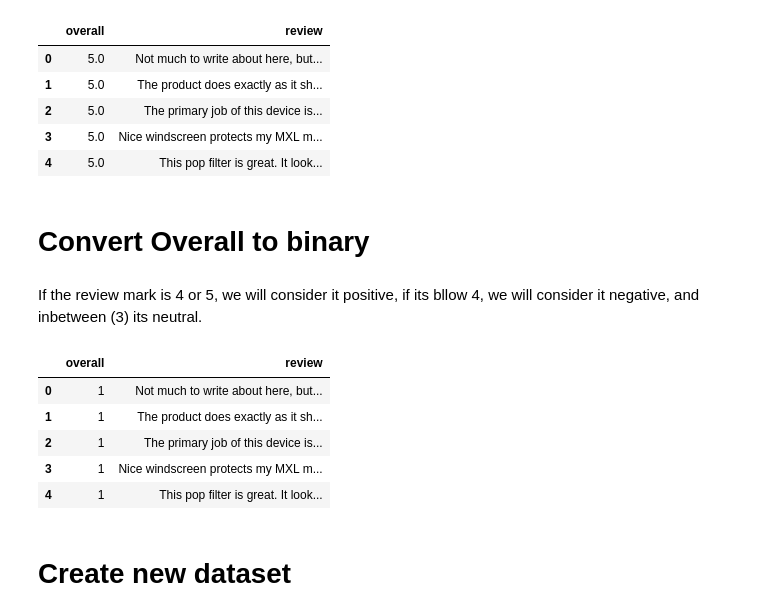
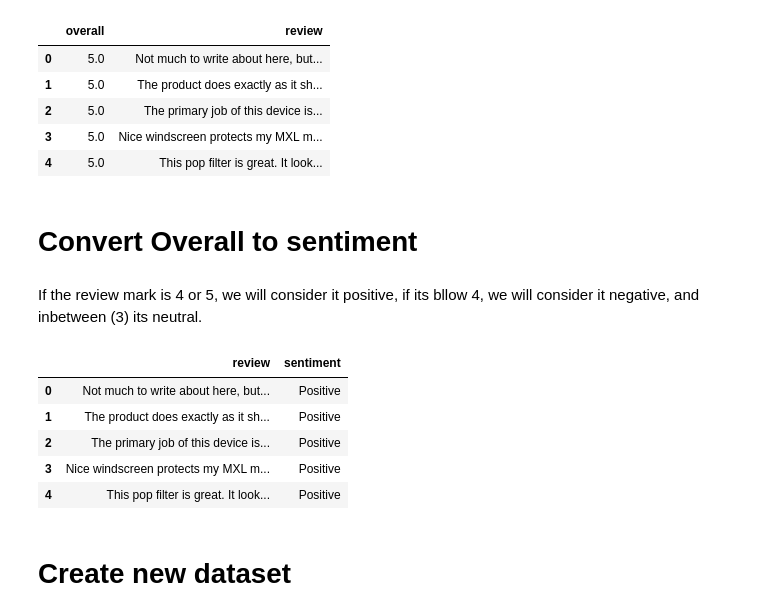
Before and after one commit to TonioElPuebloSchool/SAAR_NLP, a Jupyter notebook: 1_Exploratory_Data_Analysis.ipynb, the cells around one changed output. Saved outputs shown, nothing was run; the diff lists cells and outputs as text; code cells hidden in the pictures.

```diff
--- a/1_Exploratory_Data_Analysis.ipynb
+++ b/1_Exploratory_Data_Analysis.ipynb
@@ -62,6 +62,6 @@ raw_data.head()
 | 3 | 5.0 | Nice windscreen protects my MXL m... |
 | 4 | 5.0 | This pop filter is great. It look... |
 # %% [markdown]
-# Convert Overall to binary
+# Convert Overall to sentiment
 # %% [markdown]
 If the review mark is 4 or 5, we will consider it positive, if its bllow 4, we will consider it negative, and inbetween (3) its neutral.
@@ -70,9 +67,0 @@ raw_data.overall = raw_data.overall.apply(lambda x :0  if int(x) <= 3 else 1 )
-# %%
-raw_data.head()
-# %% [output]
-|  | overall | review |
-| 0 | 1 | Not much to write about here, but... |
-| 1 | 1 | The product does exactly as it sh... |
-| 2 | 1 | The primary job of this device is... |
-| 3 | 1 | Nice windscreen protects my MXL m... |
-| 4 | 1 | This pop filter is great. It look... |
@@ -79,3 +84,13 @@ raw_data.head()
+# %%
+raw_data.drop(['overall'],axis=1,inplace=True)
+raw_data.head()
+# %% [output]
+|  | review | sentiment |
+| 0 | Not much to write about here, but... | Positive |
+| 1 | The product does exactly as it sh... | Positive |
+| 2 | The primary job of this device is... | Positive |
+| 3 | Nice windscreen protects my MXL m... | Positive |
+| 4 | This pop filter is great. It look... | Positive |
 # %% [markdown]
 # Create new dataset
 # %% [markdown]
```
Also changed, not shown: parts of 13 cells of this notebook, 7 other files.
